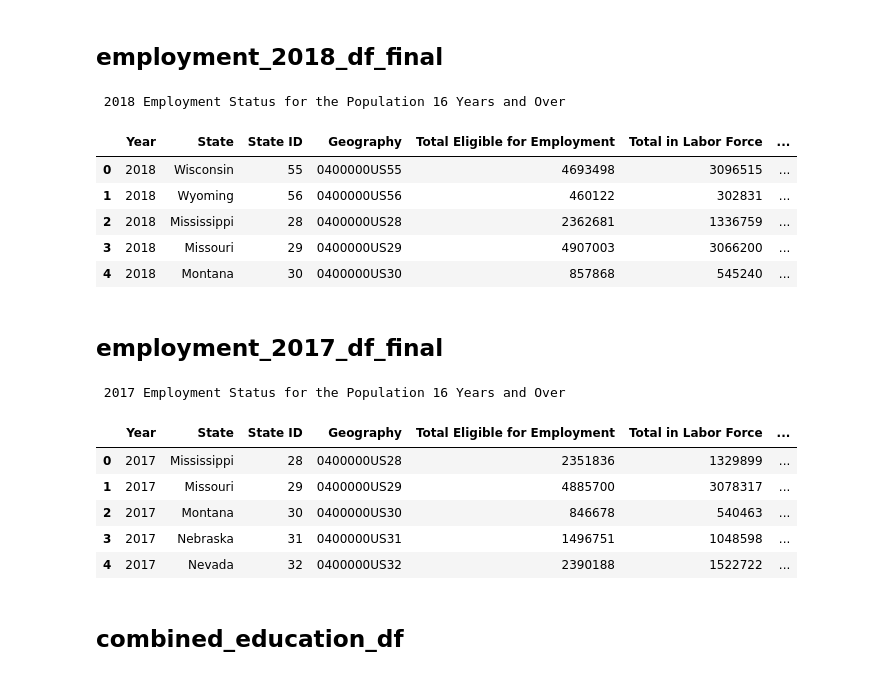
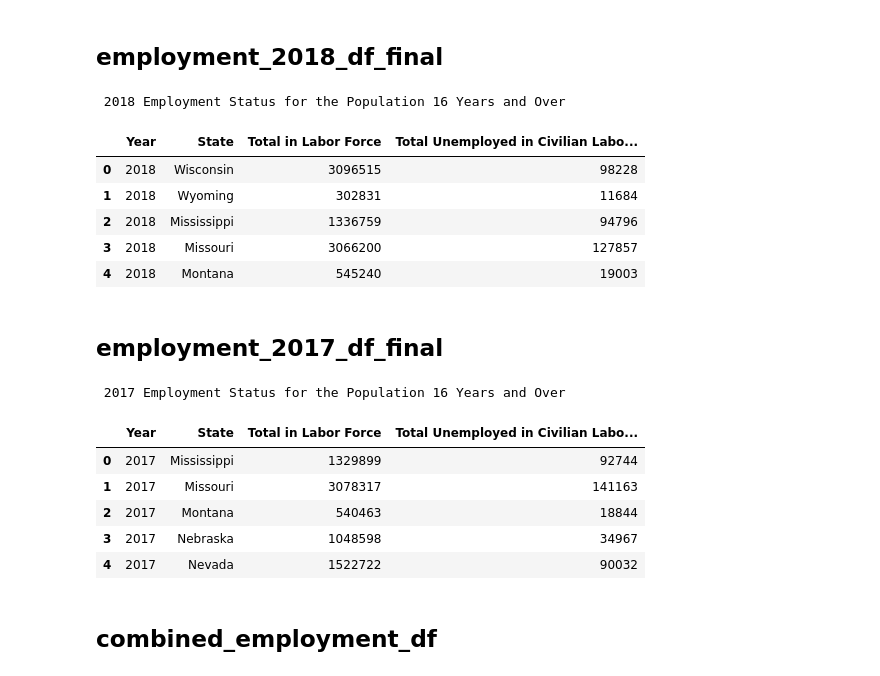
Before and after one commit to kikichan1/Project-1, a Jupyter notebook: Employment_Notebook.ipynb, the cells around one changed output. Saved outputs shown, nothing was run; the diff lists cells and outputs as text; code cells hidden in the pictures.

```diff
--- a/Employment_Notebook.ipynb
+++ b/Employment_Notebook.ipynb
@@ -267,55 +155,45 @@ employment_2019_df_final.head()
 employment_2018_json = requests.get(employment_2018_url).json()
 
 # create employment dataframe
 employment_2018_df = pd.DataFrame(requests.get(employment_2018_url).json()[1:], columns=requests.get(employment_2018_url).json()[0])
 
 # rename group code columns with descriptions
 employment_2018_df_cleaned = employment_2018_df.rename(columns={
-    'B23025_001E': 'Total Eligible for Employment',
     'B23025_002E': 'Total in Labor Force',
-    'B23025_003E': 'Total in Civilian Labor Force',
-    'B23025_004E': 'Total Employed in Civilian Labor Force',
     'B23025_005E': 'Total Unemployed in Civilian Labor Force',
-    'B23025_006E': 'Total in Armed Labor Force',
-    'B23025_007E': 'Total Not in Labor Force',
-    'GEO_ID': 'Geography',
-    'NAME': 'State',
-    'state': 'State ID'
+    'NAME': 'State'
 })
 
 # add year column
 employment_2018_df_cleaned['Year'] = 2018
 
+
+# calculated columns
+
+
 # extract specific columns for final dataframe
 employment_2018_df_final = employment_2018_df_cleaned[[
     'Year',
     'State',
-    'State ID',
-    'Geography',
-    'Total Eligible for Employment',
     'Total in Labor Force',
-    'Total Not in Labor Force',
-    'Total in Civilian Labor Force',
-    'Total Employed in Civilian Labor Force',
-    'Total Unemployed in Civilian Labor Force',
-    'Total in Armed Labor Force',
+    'Total Unemployed in Civilian Labor Force'
 ]]
 
 
 # remove duplicate NAME columns
 employment_2018_df_final = employment_2018_df_final.loc[:, ~employment_2018_df_final.columns.duplicated()]
 
 # table output
 print('\n 2018 Employment Status for the Population 16 Years and Over\n')
 employment_2018_df_final.head()
 # %% [output]
  2018 Employment Status for the Population 16 Years and Over
-|  | Year | State | State ID | Geography | Total Eligible for Employment | Total in Labor Force | ... |
-| 0 | 2018 | Wisconsin | 55 | 0400000US55 | 4693498 | 3096515 | ... |
-| 1 | 2018 | Wyoming | 56 | 0400000US56 | 460122 | 302831 | ... |
-| 2 | 2018 | Mississippi | 28 | 0400000US28 | 2362681 | 1336759 | ... |
-| 3 | 2018 | Missouri | 29 | 0400000US29 | 4907003 | 3066200 | ... |
-| 4 | 2018 | Montana | 30 | 0400000US30 | 857868 | 545240 | ... |
+|  | Year | State | Total in Labor Force | Total Unemployed in Civilian Labo... |
+| 0 | 2018 | Wisconsin | 3096515 | 98228 |
+| 1 | 2018 | Wyoming | 302831 | 11684 |
+| 2 | 2018 | Mississippi | 1336759 | 94796 |
+| 3 | 2018 | Missouri | 3066200 | 127857 |
+| 4 | 2018 | Montana | 545240 | 19003 |
 # %% [markdown]
 ## employment_2017_df_final
 # %%
@@ -327,16 +205,9 @@ employment_2017_df = pd.DataFrame(requests.get(employment_2017_url).json()[1:],
 
 # rename group code columns with descriptions
 employment_2017_df_cleaned = employment_2017_df.rename(columns={
-    'B23025_001E': 'Total Eligible for Employment',
     'B23025_002E': 'Total in Labor Force',
-    'B23025_003E': 'Total in Civilian Labor Force',
-    'B23025_004E': 'Total Employed in Civilian Labor Force',
     'B23025_005E': 'Total Unemployed in Civilian Labor Force',
-    'B23025_006E': 'Total in Armed Labor Force',
-    'B23025_007E': 'Total Not in Labor Force',
-    'GEO_ID': 'Geography',
-    'NAME': 'State',
-    'state': 'State ID'
+    'NAME': 'State'
 })
 
 # add year column
@@ -346,17 +217,9 @@ employment_2017_df_cleaned['Year'] = 2017
 employment_2017_df_final = employment_2017_df_cleaned[[
     'Year',
     'State',
-    'State ID',
-    'Geography',
-    'Total Eligible for Employment',
     'Total in Labor Force',
-    'Total Not in Labor Force',
-    'Total in Civilian Labor Force',
-    'Total Employed in Civilian Labor Force',
-    'Total Unemployed in Civilian Labor Force',
-    'Total in Armed Labor Force',
+    'Total Unemployed in Civilian Labor Force'
 ]]
-
 
 # remove duplicate NAME columns
 employment_2017_df_final = employment_2017_df_final.loc[:, ~employment_2017_df_final.columns.duplicated()]
@@ -366,14 +229,14 @@ print('\n 2017 Employment Status for the Population 16 Years and Over\n')
 employment_2017_df_final.head()
 # %% [output]
  2017 Employment Status for the Population 16 Years and Over
-|  | Year | State | State ID | Geography | Total Eligible for Employment | Total in Labor Force | ... |
-| 0 | 2017 | Mississippi | 28 | 0400000US28 | 2351836 | 1329899 | ... |
-| 1 | 2017 | Missouri | 29 | 0400000US29 | 4885700 | 3078317 | ... |
-| 2 | 2017 | Montana | 30 | 0400000US30 | 846678 | 540463 | ... |
-| 3 | 2017 | Nebraska | 31 | 0400000US31 | 1496751 | 1048598 | ... |
-| 4 | 2017 | Nevada | 32 | 0400000US32 | 2390188 | 1522722 | ... |
+|  | Year | State | Total in Labor Force | Total Unemployed in Civilian Labo... |
+| 0 | 2017 | Mississippi | 1329899 | 92744 |
+| 1 | 2017 | Missouri | 3078317 | 141163 |
+| 2 | 2017 | Montana | 540463 | 18844 |
+| 3 | 2017 | Nebraska | 1048598 | 34967 |
+| 4 | 2017 | Nevada | 1522722 | 90032 |
 # %% [markdown]
-## combined_education_df
+## combined_employment_df
 # %%
 # combine dataframes
 combined_employment_df = pd.concat([employment_2022_df_final,
```
Also changed, not shown: parts of 19 cells of this notebook, 7 other files.
